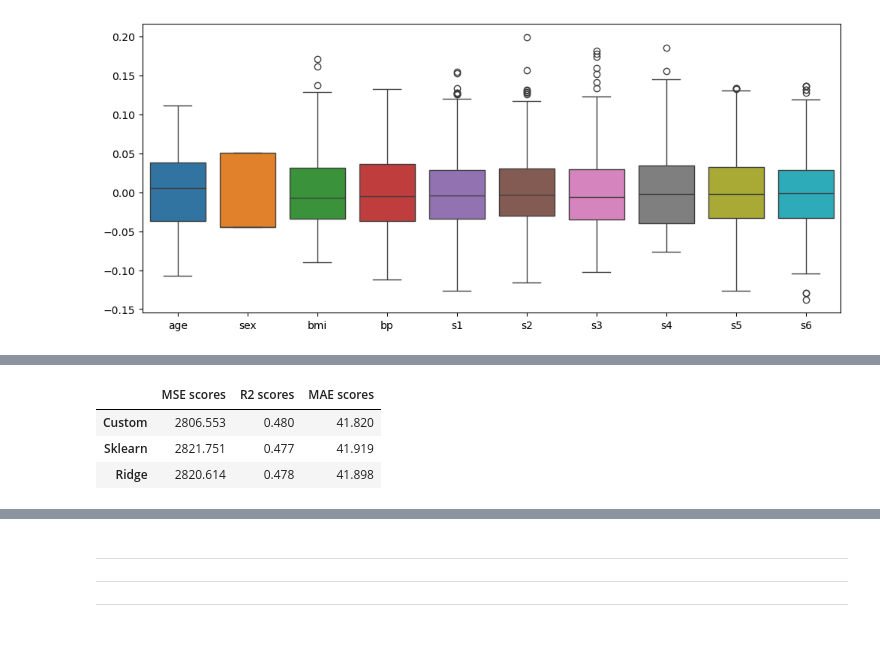
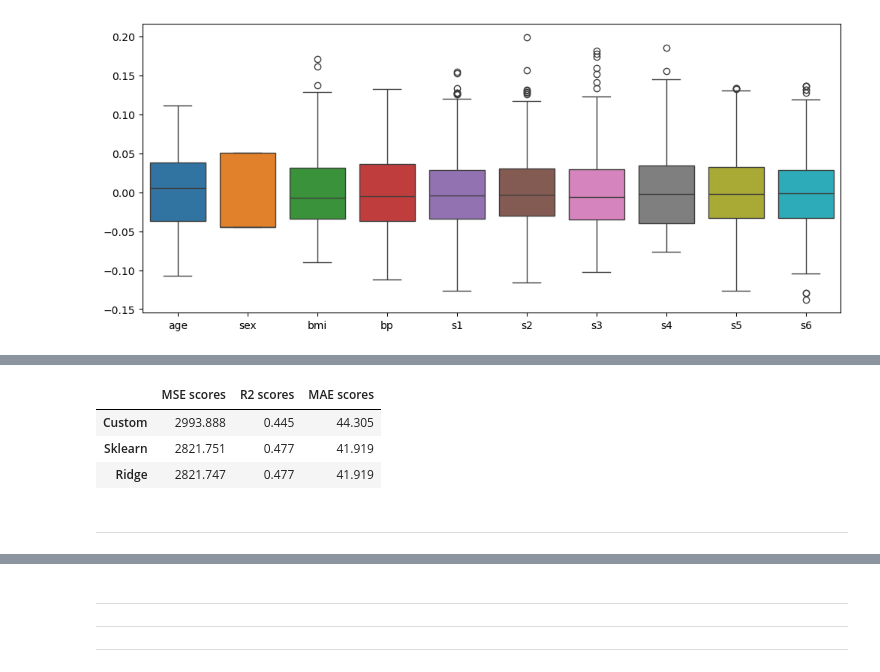
Before and after one commit to MustafaAdam/ml, a Jupyter notebook: linear_regression/custom_linear_regression.ipynb, the cells around one changed output, grey strips where cells are left out. Saved outputs shown, nothing was run; the diff lists cells and outputs as text; code cells hidden in the pictures; blank space fills up the shorter version.

```diff
--- a/linear_regression/custom_linear_regression.ipynb
+++ b/linear_regression/custom_linear_regression.ipynb
@@ -318,14 +332,31 @@ sns.boxplot(features.select_dtypes('number'))
 # %%
-from sklearn.linear_model import LinearRegression, Ridge
-from sklearn.metrics import r2_score, mean_absolute_error
+from sklearn.preprocessing import StandardScaler
 
 X_train, X_test, y_train, y_test  = train_test_split(features, target, test_size=0.3, random_state=42, shuffle=True)
 
-lr_custom = CustomLinearRegression(learning_rate=1, regularize=True, regularization_strength=0.0001).fit(X_train, y_train)
+scaler  = StandardScaler()
+X_train = scaler.fit_transform(X_train)
+X_test  = scaler.transform(X_test)
+
+# The custom Linear Regression class
+lr_custom_params = {'learning_rate': 0.005, 'regularize': True, 'regularization_strength': 1, 'verbose': True}
+
+lr_custom = CustomLinearRegression(learning_rate=0.005, regularize=True, regularization_strength=1,
+                                   verbose=False, number_of_iterations=5000,
+                                   log_every=500).fit(X_train, y_train)
 predictions_custom = lr_custom.predict(X_test)
 
+
+# Standard Linear Regression as a base model
 lr_sklearn = LinearRegression().fit(X_train, y_train)
-predictions_sklearn = lr_sklearn.predict(X_test)
+predictions_base = lr_sklearn.predict(X_test)
 
+# Ridge Regression
 ridge = Ridge(alpha=0.001).fit(X_train, y_train)
 predictions_ridge = ridge.predict(X_test)
+
+# Support Vector Regression
+svc = SVR(kernel='linear', C=500).fit(X_train, y_train)
+predictions_svc = svc.predict(X_test)
+
+lr_custom.plot_losses()
@@ -332,34 +365,34 @@ predictions_ridge = ridge.predict(X_test)
 # %%
 # Mean Squared Errors
 mse_custom = mean_squared_error(y_test, predictions_custom)
-mse_sklearn = mean_squared_error(y_test, predictions_sklearn)
+mse_base = mean_squared_error(y_test, predictions_base)
 mse_ridge = mean_squared_error(y_test, predictions_ridge)
 
 # --------------------------------------------------------------------------------------------------------
 
 #  R2 scores
 r2_custom = r2_score(y_test, predictions_custom)
-r2_sklearn = r2_score(y_test, predictions_sklearn)
+r2_sklearn = r2_score(y_test, predictions_base)
 r2_ridge = r2_score(y_test, predictions_ridge)
+
 
 # --------------------------------------------------------------------------------------------------------
 
 # Mean Absolute Value scores
 mae_custom = mean_absolute_error(y_test, predictions_custom)
-mae_sklearn = mean_absolute_error(y_test, predictions_sklearn)
+mae_base = mean_absolute_error(y_test, predictions_base)
 mae_ridge = mean_absolute_error(y_test, predictions_ridge)
 # %%
-import matplotlib.pyplot as plt
-import numpy as np
-
-mse_scores = [mse_custom, mse_sklearn, mse_ridge]
+mse_scores = [mse_custom, mse_base, mse_ridge]
 r2_scores = [r2_custom, r2_sklearn, r2_ridge]
-mae_scores = [mae_custom, mae_sklearn, mae_ridge]
+mae_scores = [mae_custom, mae_base, mae_ridge]
 labels = ['Custom', 'Sklearn', 'Ridge']
 
 pd.DataFrame(index=labels, data={'MSE scores': mse_scores, 'R2 scores': r2_scores, 'MAE scores': mae_scores})
 # %% [output]
 |  | MSE scores | R2 scores | MAE scores |
-| Custom | 2806.553 | 0.480 | 41.820 |
+| Custom | 2993.888 | 0.445 | 44.305 |
 | Sklearn | 2821.751 | 0.477 | 41.919 |
-| Ridge | 2820.614 | 0.478 | 41.898 |
+| Ridge | 2821.747 | 0.477 | 41.919 |
+# %% [markdown]
+---
```
Also changed, not shown: parts of 23 cells of this notebook.
